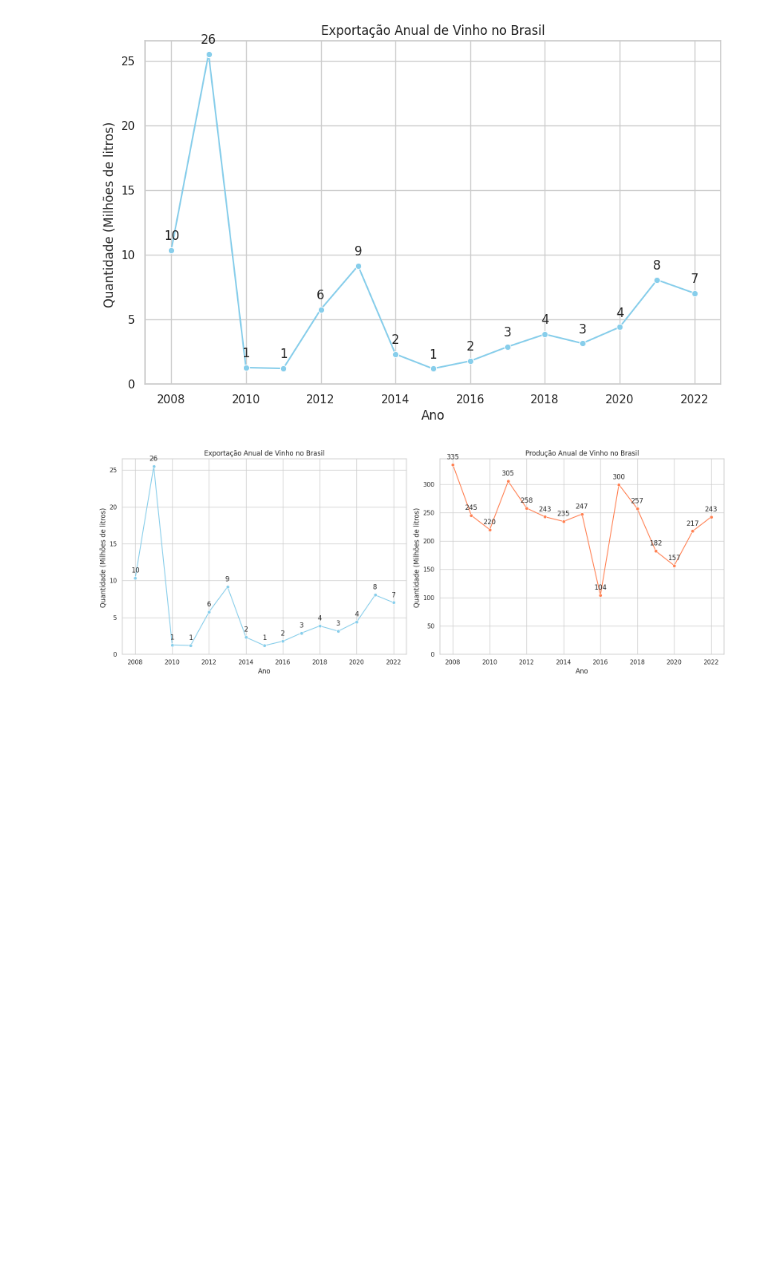
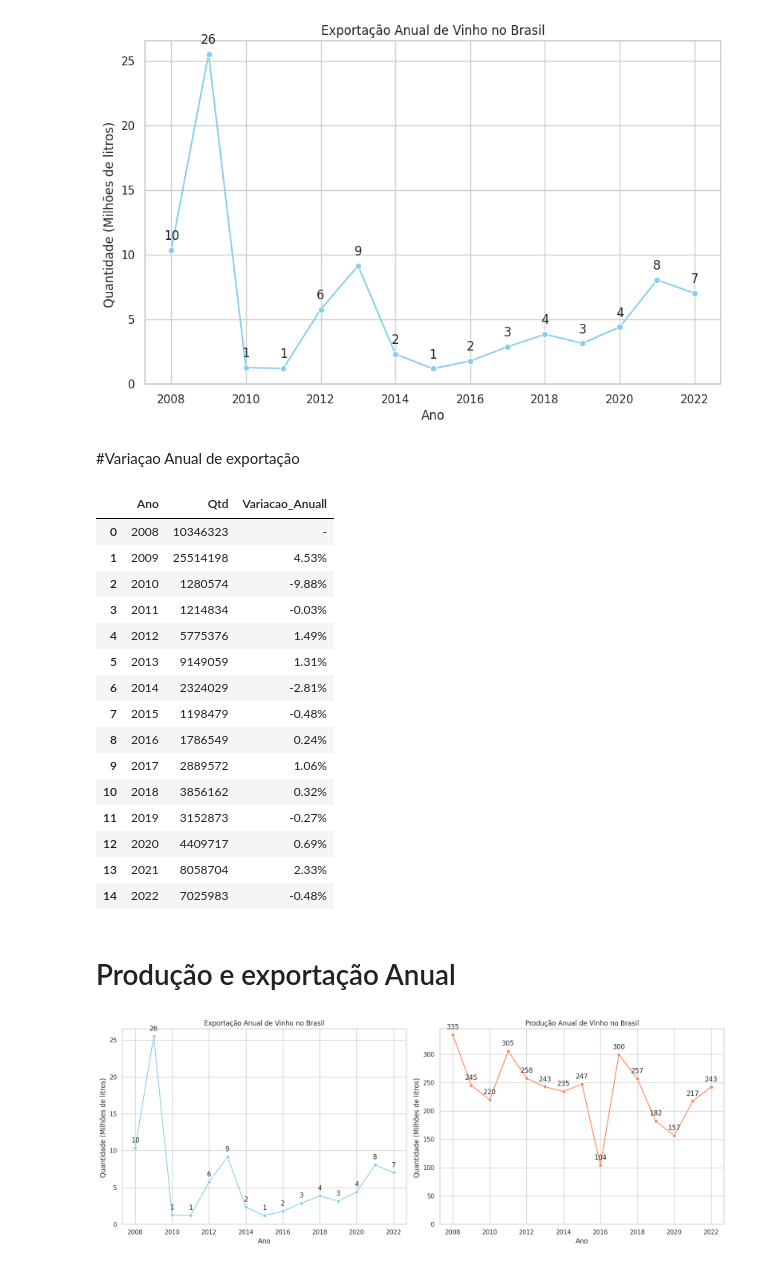
Before and after one commit to VivianeCorreia/Tech-Challenge, a Jupyter notebook: 2_challenge.ipynb, the cells around one changed output. Saved outputs shown, nothing was run; the diff lists cells and outputs as text; code cells hidden in the pictures; blank space fills up the shorter version.

```diff
--- a/2_challenge.ipynb
+++ b/2_challenge.ipynb
@@ -665,6 +665,40 @@ plt.ylabel('Quantidade (Milhões de litros) ')
 plt.show()
 # %% [output]
 [figure]
+# %% [markdown]
+#Variaçao Anual de exportação
+# %%
+# Suponha que você tenha um DataFrame chamado 'producao_vinho' com as colunas 'Ano' e 'Qtd'
+# Certifique-se de que os dados estejam em ordem cronológica
+
+# Ordenar o DataFrame pelo ano
+exportacao_vinho = quantidade_por_ano.sort_values(by='Ano')
+
+# Calcular a variação anual em termos percentuais e adicionar o símbolo de porcentagem
+exportacao_vinho['Variacao_Anuall'] = ((exportacao_vinho['Qtd'] - exportacao_vinho['Qtd'].shift(1)) / producao_vinho['Qtd'].shift(1) * 100).map('{:.2f}%'.format)
+
+exportacao_vinho['Variacao_Anuall'] = exportacao_vinho['Variacao_Anuall'].str.replace('nan%', '-')
+
+exportacao_vinho
+# %% [output]
+|  | Ano | Qtd | Variacao_Anuall |
+| 0 | 2008 | 10346323 | - |
+| 1 | 2009 | 25514198 | 4.53% |
+| 2 | 2010 | 1280574 | -9.88% |
+| 3 | 2011 | 1214834 | -0.03% |
+| 4 | 2012 | 5775376 | 1.49% |
+| 5 | 2013 | 9149059 | 1.31% |
+| 6 | 2014 | 2324029 | -2.81% |
+| 7 | 2015 | 1198479 | -0.48% |
+| 8 | 2016 | 1786549 | 0.24% |
+| 9 | 2017 | 2889572 | 1.06% |
+| 10 | 2018 | 3856162 | 0.32% |
+| 11 | 2019 | 3152873 | -0.27% |
+| 12 | 2020 | 4409717 | 0.69% |
+| 13 | 2021 | 8058704 | 2.33% |
+| 14 | 2022 | 7025983 | -0.48% |
+# %% [markdown]
+# Produção e exportação Anual
 # %%
 
 
```
Also changed, not shown: parts of 1 cell of this notebook.
